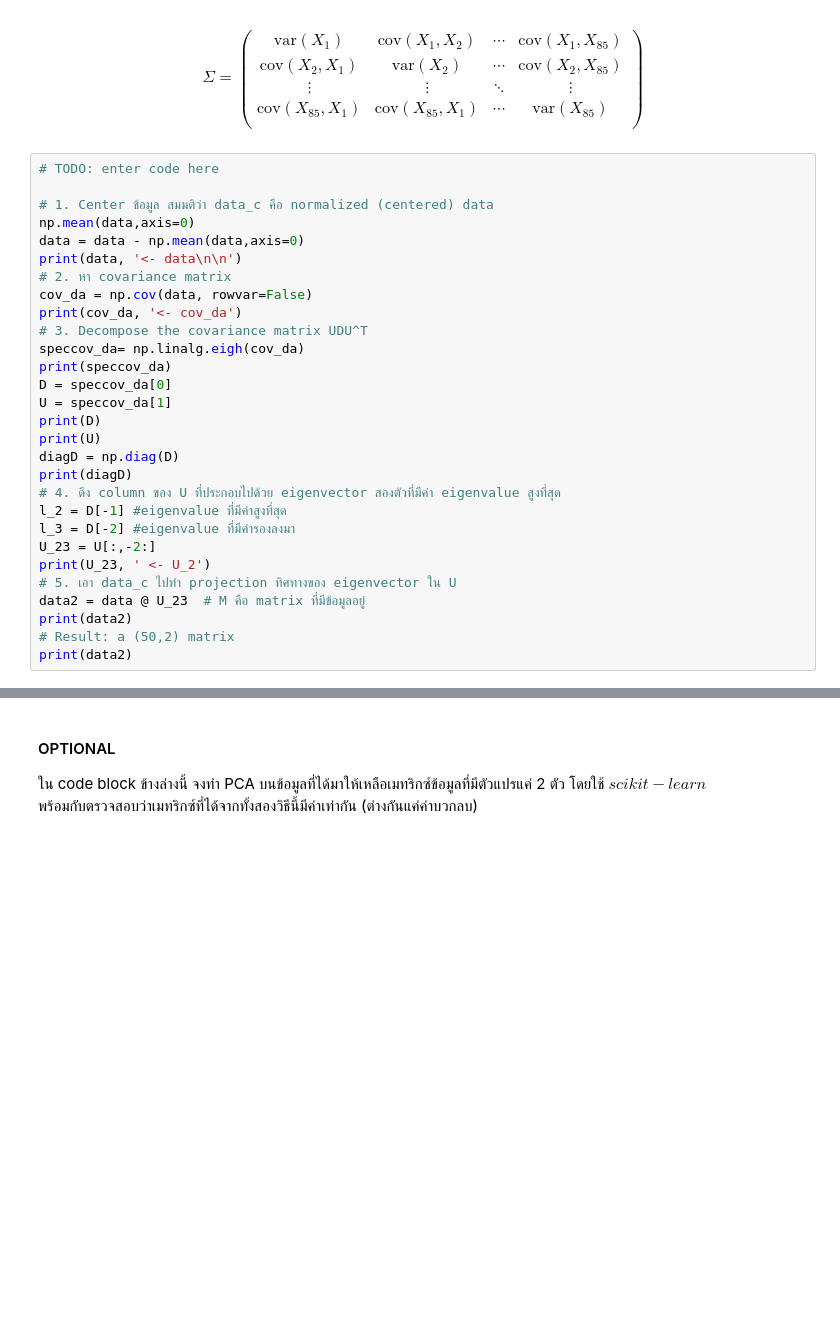
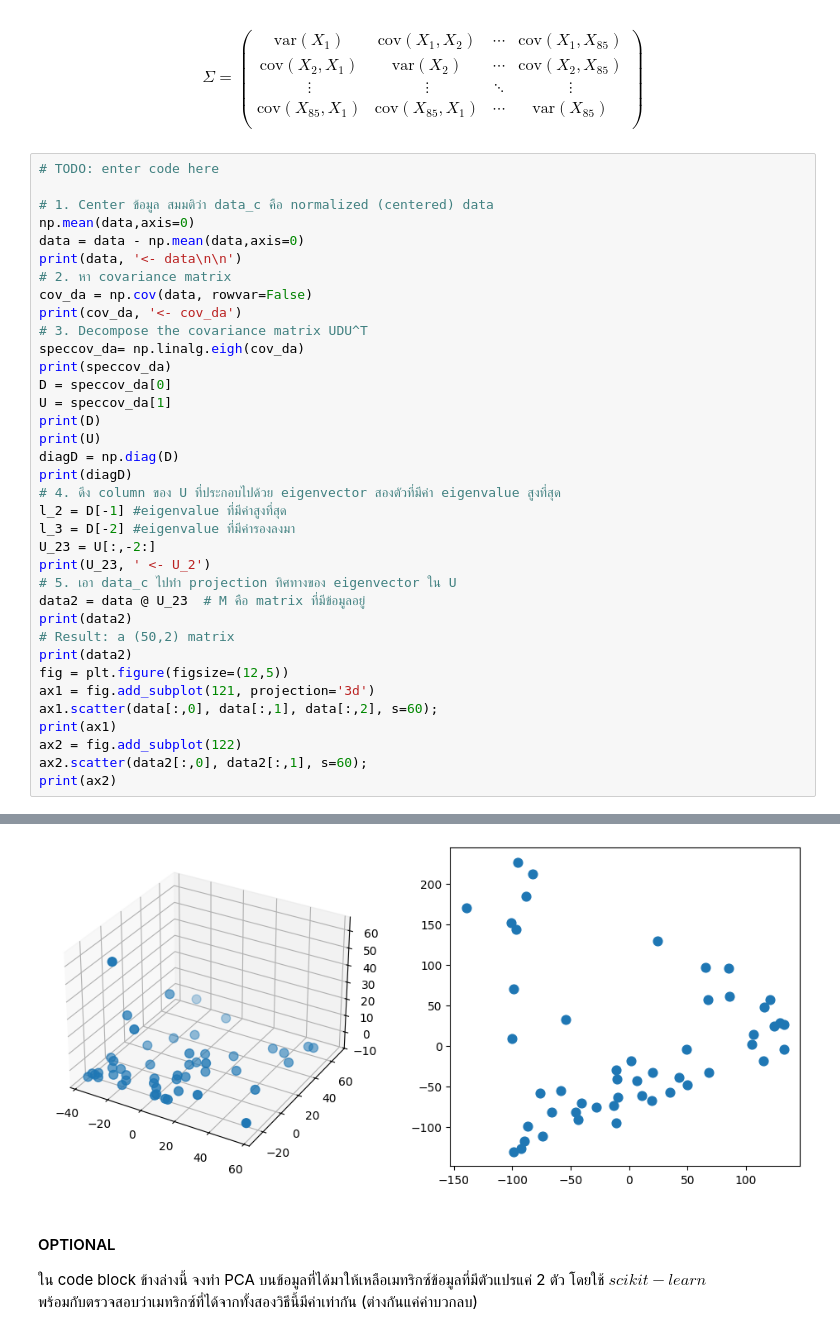
Before and after one commit to suchanya-pangam/670510749-229352-StatisticalLearning-or-Statistical-Learning-Labs., a Jupyter notebook: 229351_LAB03_02.ipynb, the cells around one changed output, grey strips where cells are left out. Drawn from its saved outputs; the diff is of its cells as text; blank space fills up the shorter version.

```diff
--- a/229351_LAB03_02.ipynb
+++ b/229351_LAB03_02.ipynb
@@ -109,6 +109,13 @@ data2 = data @ U_23  # M คือ matrix ที่มีข้อมูลอ
 print(data2)
 # Result: a (50,2) matrix
 print(data2)
+fig = plt.figure(figsize=(12,5))
+ax1 = fig.add_subplot(121, projection='3d')
+ax1.scatter(data[:,0], data[:,1], data[:,2], s=60);
+print(ax1)
+ax2 = fig.add_subplot(122)
+ax2.scatter(data2[:,0], data2[:,1], s=60);
+print(ax2)
 # %% [output]
 [[-36.353  -27.8552  -5.2134 ... -23.4826 -11.1992 -17.2306]
  [  3.897  -25.4652  -4.2134 ...  32.8074  -0.7592 -14.2206]
@@ -130,3 +137,4 @@ print(data2)
+[figure, added]
 # %% [markdown]
 #### OPTIONAL
 
```
Also changed, not shown: parts of 5 cells of this notebook.
